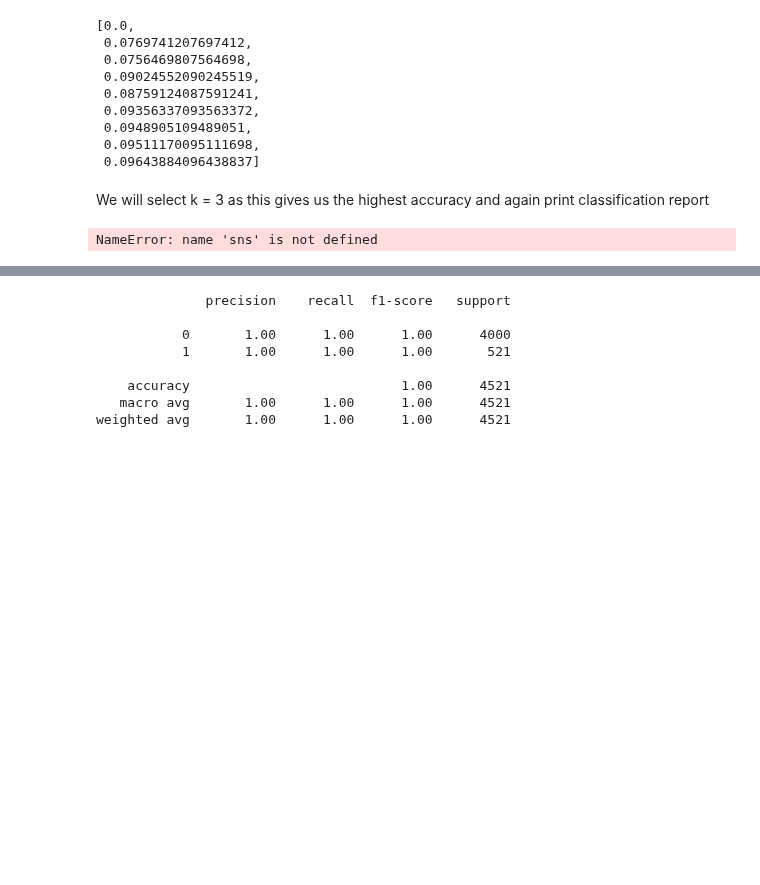
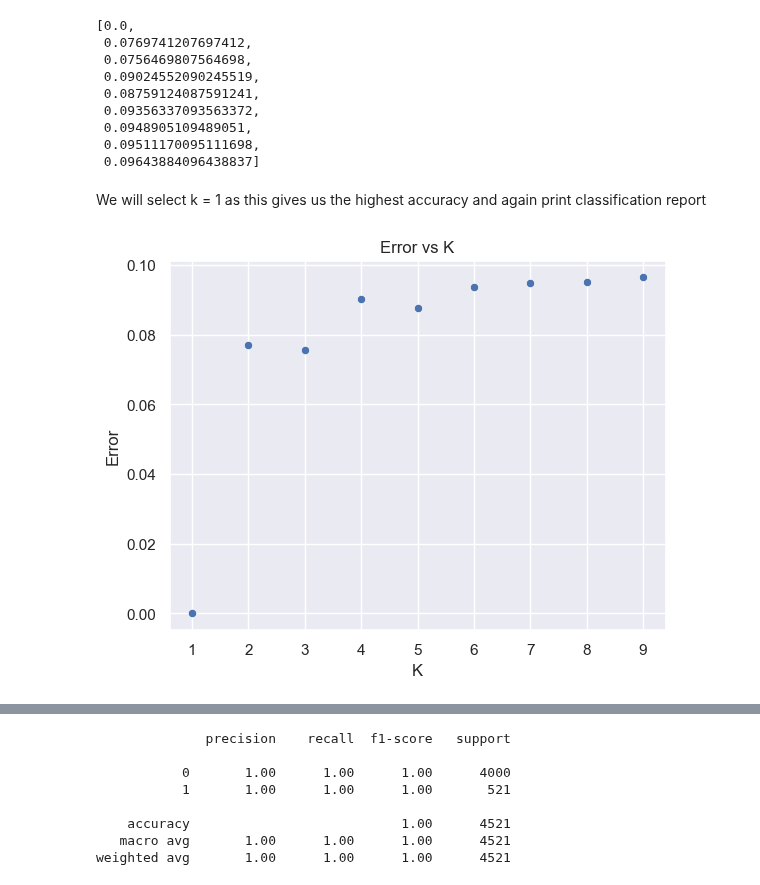
Before and after one commit to adityasngh/Bank-Marketing-Dataset, a Jupyter notebook: Banking Marketing Targets.ipynb, the cells around one changed output, grey strips where cells are left out. Saved outputs shown, nothing was run; the diff lists cells and outputs as text; code cells hidden in the pictures; blank space fills up the shorter version.

```diff
--- a/Banking Marketing Targets.ipynb
+++ b/Banking Marketing Targets.ipynb
@@ -343,14 +343,14 @@ error_rate
  0.09511170095111698,
  0.09643884096438837]
 # %% [markdown]
-We will select k = 3 as this gives us the highest accuracy and again print classification report
+We will select k = 1 as this gives us the highest accuracy and again print classification report
 # %%
-sns.scatterplot(x=range(1,K), y=mean_acc)
+sns.scatterplot(x=range(1,K), y=error_rate)
 plt.xlabel('K')
 plt.ylabel('Error')
 plt.title('Error vs K');
 # %% [output]
-NameError: name 'sns' is not defined
+[figure, added]
 # %%
 k = 1
 Knn = KNeighborsClassifier(n_neighbors=k)
```
Also changed, not shown: parts of 2 cells of this notebook.
